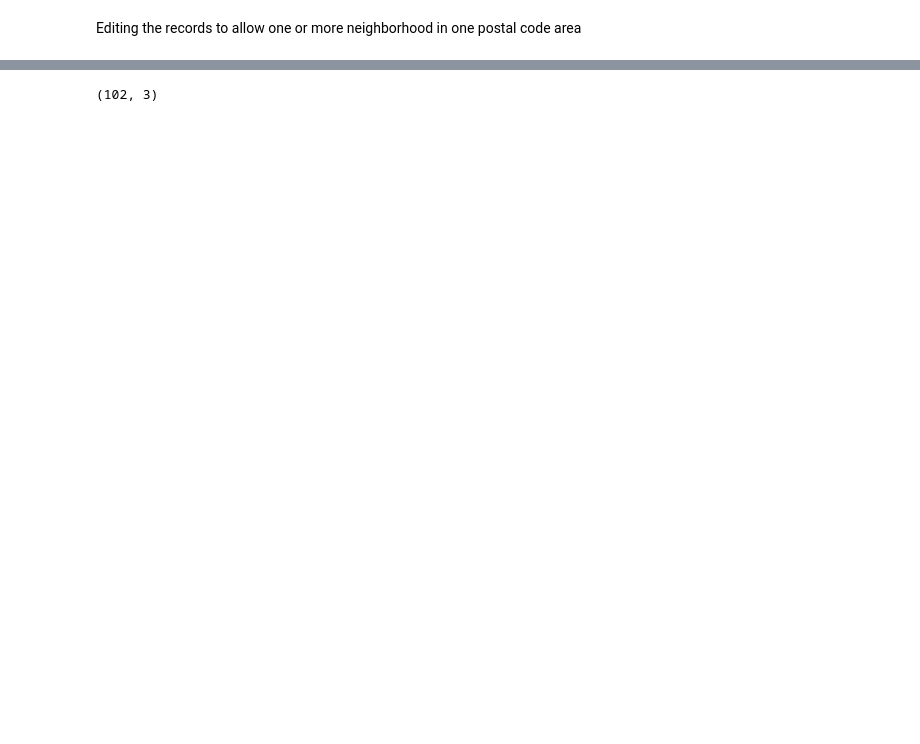
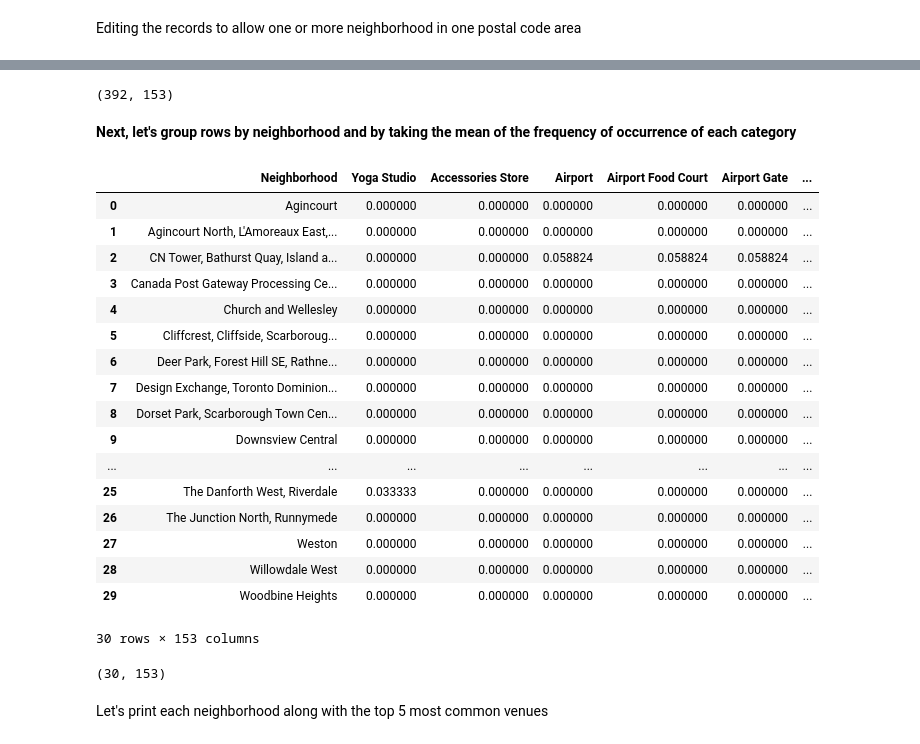
Before and after one commit to rathapech/Boston_Crimes, a Jupyter notebook: toronto_neighbourhood_clustering.ipynb, the cells around one changed output, grey strips where cells are left out. Drawn from its saved outputs; the diff is of its cells as text; code cells hidden in the pictures; blank space fills up the shorter version.

```diff
--- a/toronto_neighbourhood_clustering.ipynb
+++ b/toronto_neighbourhood_clustering.ipynb
@@ -75,0 +157,4 @@ new_df
+# %%
+#toronto_data = new_df[new_df['Borough'] == 'Toronto'].reset_index(drop=True)
+toronto_data = new_df[new_df['Borough'].str.contains('Toronto')]
+toronto_data
@@ -75,0 +204,9 @@ new_df
+# %%
+CLIENT_ID = 'TA3O2UUNPDOYBTRP3DMA1Y0ZHDCCCGEHZKO0UEN0LLYYWV2R' # your Foursquare ID
+CLIENT_SECRET = 'KMHPB0NX2OWQPVXEETUGZXTFQGNMD2SE0RIZ5WDBAP4LH5YB' # your Foursquare Secret
+
+VERSION = '20180605' # Foursquare API version
+
+print('Your credentails:')
+print('CLIENT_ID: ' + CLIENT_ID)
+print('CLIENT_SECRET:' + CLIENT_SECRET)
@@ -75,0 +264,5 @@ new_df
+# %%
+toronto_venues = getNearbyVenues(names=toronto_data['Neighbourhood'],
+                                   latitudes=toronto_data['Latitude'],
+                                   longitudes=toronto_data['Longitude']
+                                  )
@@ -75,0 +304,12 @@ new_df
+# %%
+# one hot encoding
+toronto_onehot = pd.get_dummies(toronto_venues[['Venue Category']], prefix="", prefix_sep="")
+
+# add neighborhood column back to dataframe
+toronto_onehot['Neighborhood'] = toronto_venues['Neighborhood']
+
+# move neighborhood column to the first column
+fixed_columns = [toronto_onehot.columns[-1]] + list(toronto_onehot.columns[:-1])
+toronto_onehot = toronto_onehot[fixed_columns]
+
+toronto_onehot.head()
@@ -76,4 +324,34 @@ new_df
 # %%
-new_df.shape
+toronto_onehot.shape
 # %% [output]
-(102, 3)
+(392, 153)
+# %% [markdown]
+**Next, let's group rows by neighborhood and by taking the mean of the frequency of occurrence of each category**
+# %%
+toronto_grouped = toronto_onehot.groupby('Neighborhood').mean().reset_index()
+toronto_grouped
+# %% [output]
+|  | Neighborhood | Yoga Studio | Accessories Store | Airport | Airport Food Court | Airport Gate | ... |
+| 0 | Agincourt | 0.000000 | 0.000000 | 0.000000 | 0.000000 | 0.000000 | ... |
+| 1 | Agincourt North, L'Amoreaux East,... | 0.000000 | 0.000000 | 0.000000 | 0.000000 | 0.000000 | ... |
+| 2 | CN Tower, Bathurst Quay, Island a... | 0.000000 | 0.000000 | 0.058824 | 0.058824 | 0.058824 | ... |
+| 3 | Canada Post Gateway Processing Ce... | 0.000000 | 0.000000 | 0.000000 | 0.000000 | 0.000000 | ... |
+| 4 | Church and Wellesley | 0.000000 | 0.000000 | 0.000000 | 0.000000 | 0.000000 | ... |
+| 5 | Cliffcrest, Cliffside, Scarboroug... | 0.000000 | 0.000000 | 0.000000 | 0.000000 | 0.000000 | ... |
+| 6 | Deer Park, Forest Hill SE, Rathne... | 0.000000 | 0.000000 | 0.000000 | 0.000000 | 0.000000 | ... |
+| 7 | Design Exchange, Toronto Dominion... | 0.000000 | 0.000000 | 0.000000 | 0.000000 | 0.000000 | ... |
+| 8 | Dorset Park, Scarborough Town Cen... | 0.000000 | 0.000000 | 0.000000 | 0.000000 | 0.000000 | ... |
+| 9 | Downsview Central | 0.000000 | 0.000000 | 0.000000 | 0.000000 | 0.000000 | ... |
+| ... | ... | ... | ... | ... | ... | ... | ... |
+| 25 | The Danforth West, Riverdale | 0.033333 | 0.000000 | 0.000000 | 0.000000 | 0.000000 | ... |
+| 26 | The Junction North, Runnymede | 0.000000 | 0.000000 | 0.000000 | 0.000000 | 0.000000 | ... |
+| 27 | Weston | 0.000000 | 0.000000 | 0.000000 | 0.000000 | 0.000000 | ... |
+| 28 | Willowdale West | 0.000000 | 0.000000 | 0.000000 | 0.000000 | 0.000000 | ... |
+| 29 | Woodbine Heights | 0.000000 | 0.000000 | 0.000000 | 0.000000 | 0.000000 | ... |
+30 rows × 153 columns
+# %%
+toronto_grouped.shape
+# %% [output]
+(30, 153)
+# %% [markdown]
+Let's print each neighborhood along with the top 5 most common venues
```
Also changed, not shown: parts of 53 cells of this notebook, 1 other file.
